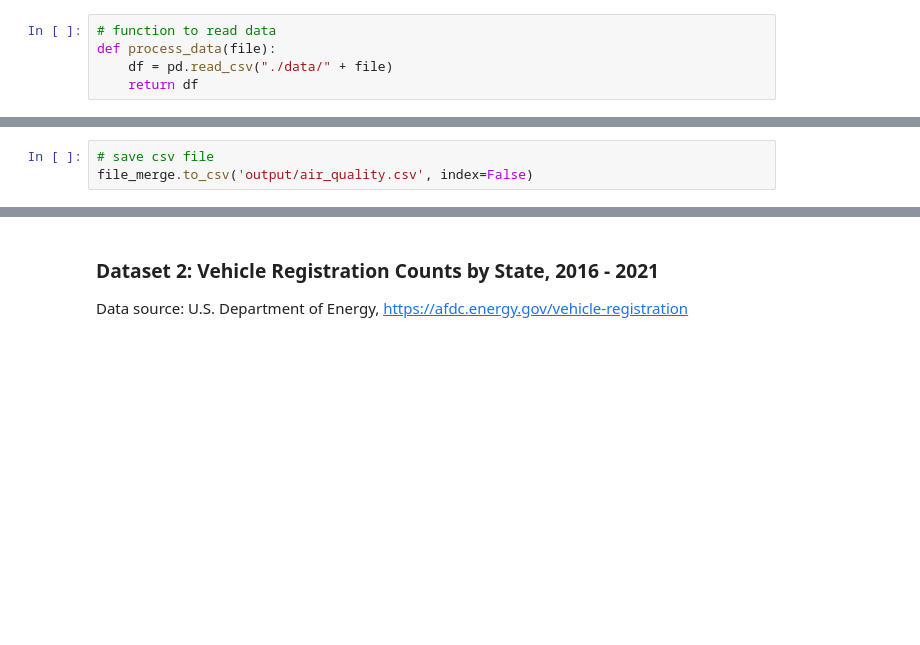
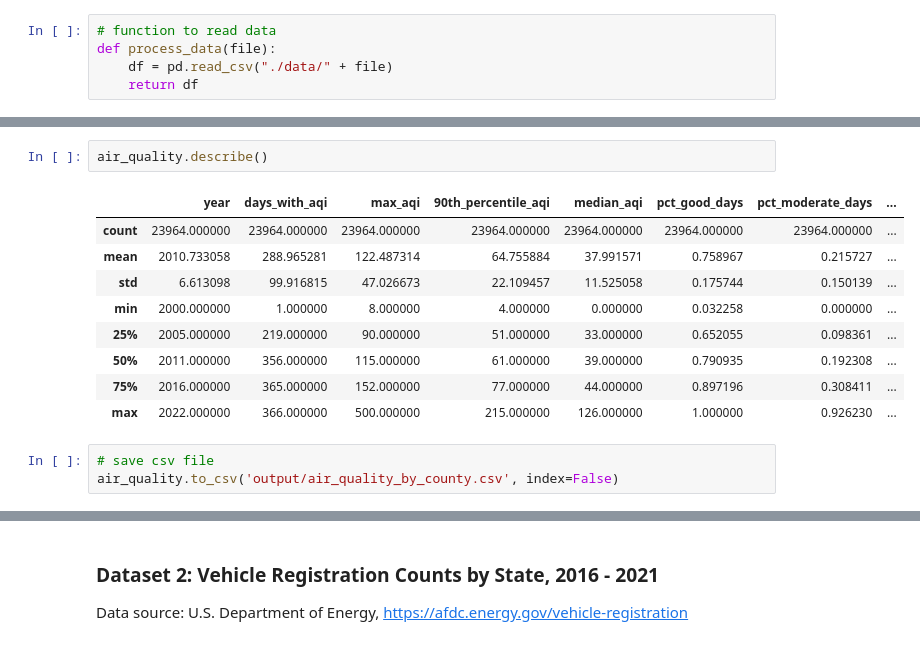
Before and after one commit to boay00/group-project-ev, a Jupyter notebook: 01_data_collection.ipynb, the cells around one changed output, grey strips where cells are left out. Cells and saved outputs as stored; diff of their text form; blank space fills up the shorter version.

```diff
--- a/01_data_collection.ipynb
+++ b/01_data_collection.ipynb
@@ -86,3 +160,15 @@ dtype: int64
+# %%
+air_quality.describe()
+# %% [output]
+|  | year | days_with_aqi | max_aqi | 90th_percentile_aqi | median_aqi | pct_good_days | pct_moderate_days | ... |
+| count | 23964.000000 | 23964.000000 | 23964.000000 | 23964.000000 | 23964.000000 | 23964.000000 | 23964.000000 | ... |
+| mean | 2010.733058 | 288.965281 | 122.487314 | 64.755884 | 37.991571 | 0.758967 | 0.215727 | ... |
+| std | 6.613098 | 99.916815 | 47.026673 | 22.109457 | 11.525058 | 0.175744 | 0.150139 | ... |
+| min | 2000.000000 | 1.000000 | 8.000000 | 4.000000 | 0.000000 | 0.032258 | 0.000000 | ... |
+| 25% | 2005.000000 | 219.000000 | 90.000000 | 51.000000 | 33.000000 | 0.652055 | 0.098361 | ... |
+| 50% | 2011.000000 | 356.000000 | 115.000000 | 61.000000 | 39.000000 | 0.790935 | 0.192308 | ... |
+| 75% | 2016.000000 | 365.000000 | 152.000000 | 77.000000 | 44.000000 | 0.897196 | 0.308411 | ... |
+| max | 2022.000000 | 366.000000 | 500.000000 | 215.000000 | 126.000000 | 1.000000 | 0.926230 | ... |
 # %%
 # save csv file
-file_merge.to_csv('output/air_quality.csv', index=False)
+air_quality.to_csv('output/air_quality_by_county.csv', index=False)
```
Also changed, not shown: parts of 18 cells of this notebook, 4 other files.
